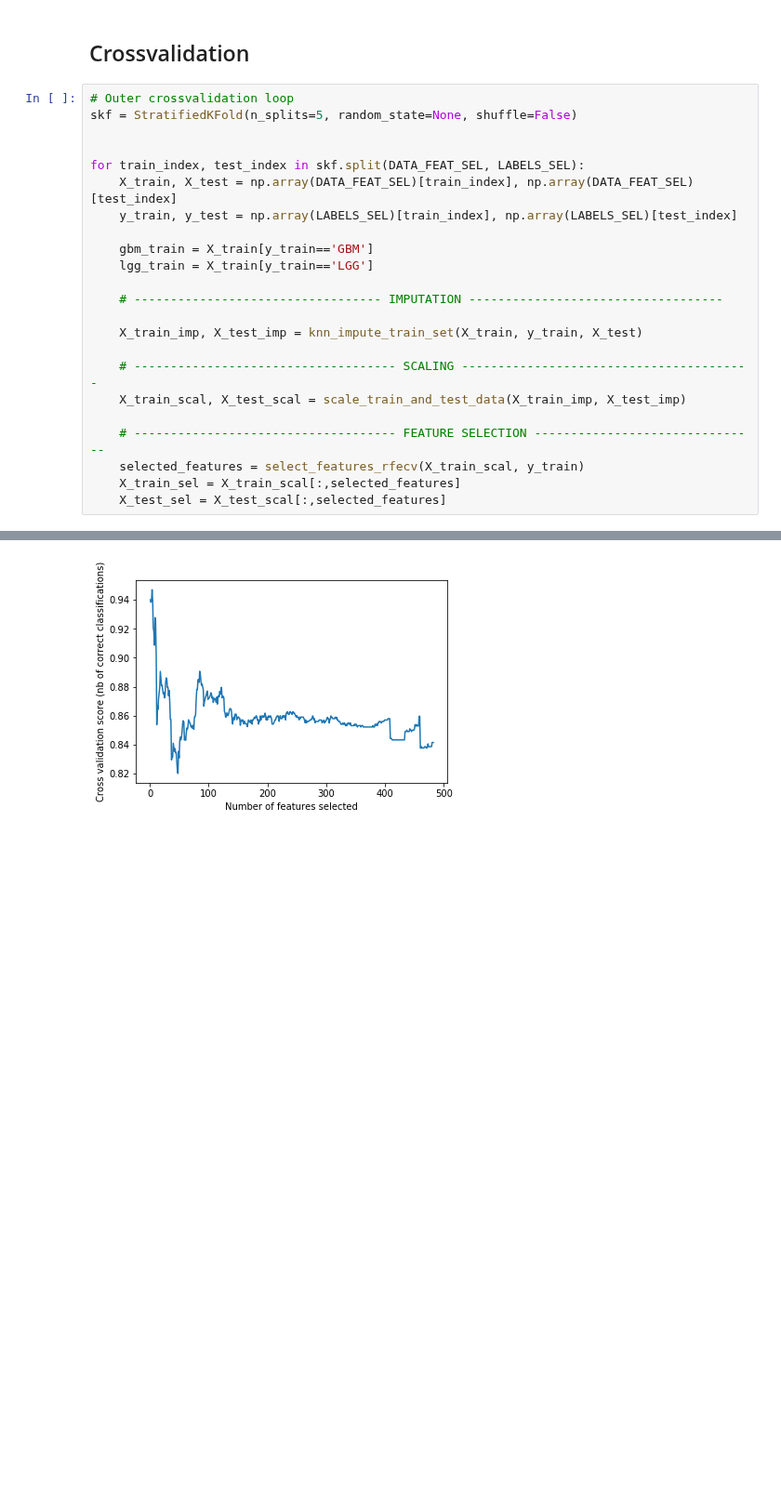
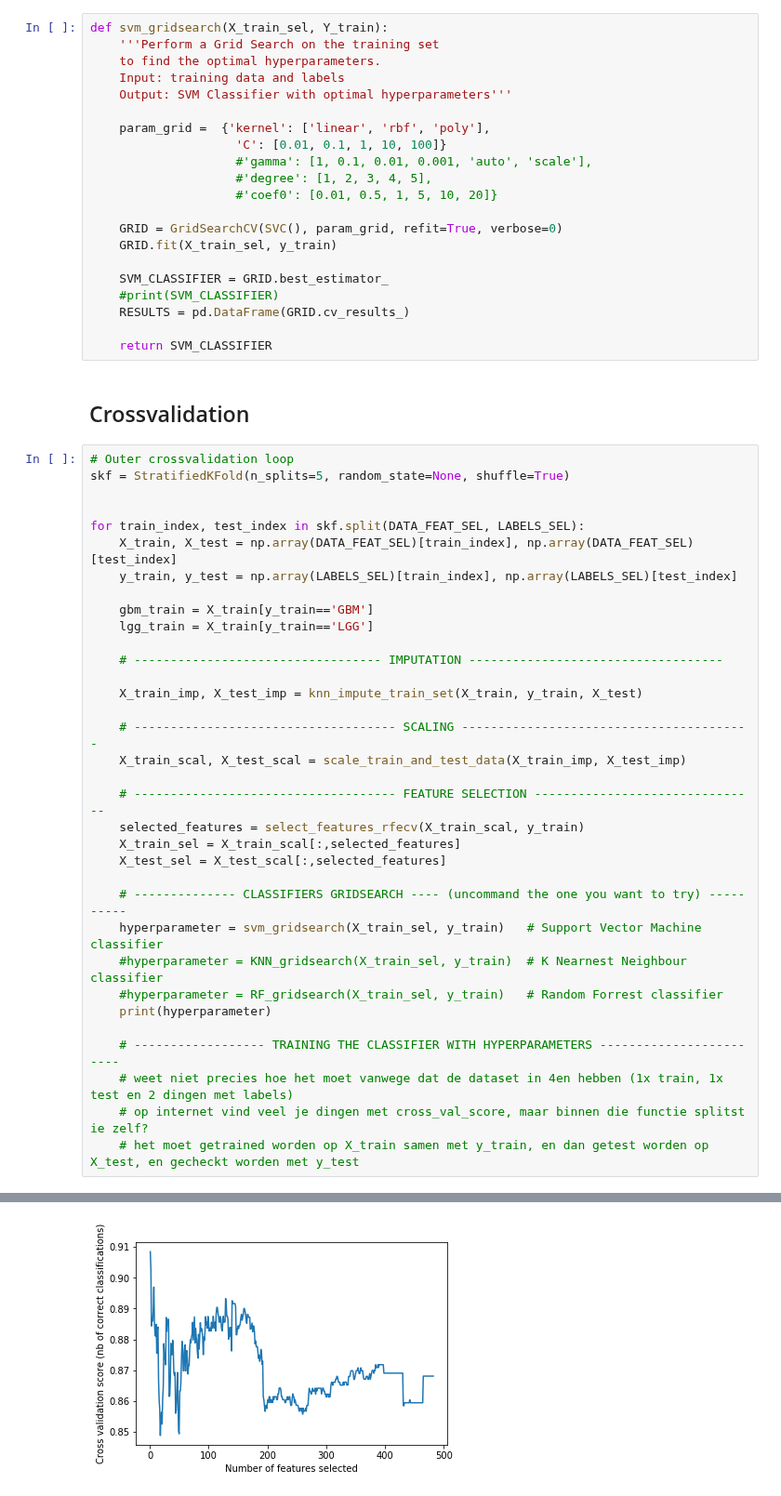
Before and after one commit to mfvanhaaften/TM10007_PROJECT, a Jupyter notebook: assignment.ipynb, the cells around one changed output, grey strips where cells are left out. Shown at 93% size. Drawn from its saved outputs; the diff is of its cells as text; blank space fills up the shorter version.

```diff
--- a/assignment.ipynb
+++ b/assignment.ipynb
@@ -268,11 +268,32 @@ def KNN_gridsearch(X_TRAIN_SEL, Y_TRAIN):
     RESULTS = pd.DataFrame(GRID.cv_results_)
 
     return KNN_CLASSIFIER
+# %%
+def svm_gridsearch(X_train_sel, Y_train):
+    '''Perform a Grid Search on the training set
+    to find the optimal hyperparameters.
+    Input: training data and labels
+    Output: SVM Classifier with optimal hyperparameters'''
+
+    param_grid =  {'kernel': ['linear', 'rbf', 'poly'],
+                    'C': [0.01, 0.1, 1, 10, 100]}
+                    #'gamma': [1, 0.1, 0.01, 0.001, 'auto', 'scale'],
+                    #'degree': [1, 2, 3, 4, 5],
+                    #'coef0': [0.01, 0.5, 1, 5, 10, 20]}
+
+    GRID = GridSearchCV(SVC(), param_grid, refit=True, verbose=0)
+    GRID.fit(X_train_sel, y_train)
+
+    SVM_CLASSIFIER = GRID.best_estimator_
+    #print(SVM_CLASSIFIER)
+    RESULTS = pd.DataFrame(GRID.cv_results_)
+
+    return SVM_CLASSIFIER
 # %% [markdown]
 ## Crossvalidation
 # %%
 # Outer crossvalidation loop
-skf = StratifiedKFold(n_splits=5, random_state=None, shuffle=False)
+skf = StratifiedKFold(n_splits=5, random_state=None, shuffle=True)
 
 
 for train_index, test_index in skf.split(DATA_FEAT_SEL, LABELS_SEL):
@@ -293,4 +314,15 @@ for train_index, test_index in skf.split(DATA_FEAT_SEL, LABELS_SEL):
     selected_features = select_features_rfecv(X_train_scal, y_train)
     X_train_sel = X_train_scal[:,selected_features]
     X_test_sel = X_test_scal[:,selected_features]
+
+    # -------------- CLASSIFIERS GRIDSEARCH ---- (uncommand the one you want to try) ----------
+    hyperparameter = svm_gridsearch(X_train_sel, y_train)   # Support Vector Machine classifier
+    #hyperparameter = KNN_gridsearch(X_train_sel, y_train)  # K Nearnest Neighbour classifier
+    #hyperparameter = RF_gridsearch(X_train_sel, y_train)   # Random Forrest classifier
+    print(hyperparameter)
+
+    # ------------------ TRAINING THE CLASSIFIER WITH HYPERPARAMETERS ------------------------
+    # weet niet precies hoe het moet vanwege dat de dataset in 4en hebben (1x train, 1x test en 2 dingen met labels)
+    # op internet vind veel je dingen met cross_val_score, maar binnen die functie splitst ie zelf?
+    # het moet getrained worden op X_train samen met y_train, en dan getest worden op X_test, en gecheckt worden met y_test
 # %% [output]
@@ -300 +340 @@ Optimal number of features : 4
-[figure, old version]
+[figure, new version]
```
Also changed, not shown: parts of 5 cells of this notebook.
